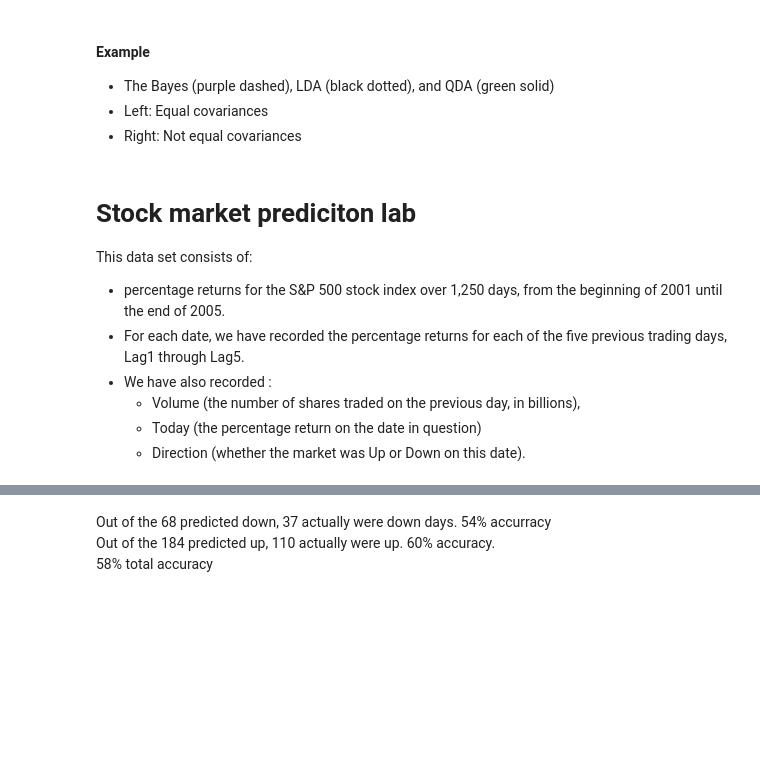
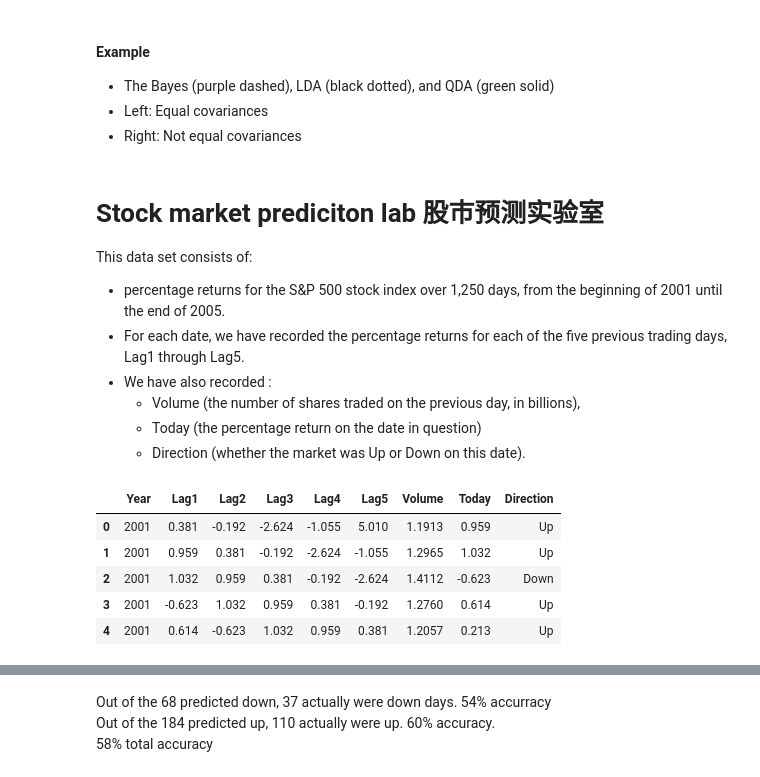
Before and after one commit to Nefarian1/STQD6024-Machine-Learning, a Jupyter notebook: Week3.ipynb, the cells around one changed output, grey strips where cells are left out. Drawn from its saved outputs; the diff is of its cells as text; code cells hidden in the pictures; blank space fills up the shorter version.

```diff
--- a/Week3.ipynb
+++ b/Week3.ipynb
@@ -320,7 +466,7 @@ $$\begin{aligned}
 # %%
 Image('images/p10.png', width =700)
 # %% [markdown]
-# Stock market prediciton lab
+# Stock market prediciton lab 股市预测实验室
 This data set consists of:
 + percentage returns for the S&P 500 stock index over 1,250 days, from the beginning of 2001 until the end of 2005.
 + For each date, we have recorded the percentage returns for each of the five previous trading days, Lag1 through Lag5.
@@ -329,8 +475,15 @@ This data set consists of:
     + Today (the percentage return on the date in question)
     + Direction (whether the market was Up or Down on this date).
 # %%
-smarket = pd.read_csv('data/smarket.csv')
+smarket = pd.read_csv('/content/smarket.csv')
 smarket.head()
+# %% [output]
+|  | Year | Lag1 | Lag2 | Lag3 | Lag4 | Lag5 | Volume | Today | Direction |
+| 0 | 2001 | 0.381 | -0.192 | -2.624 | -1.055 | 5.010 | 1.1913 | 0.959 | Up |
+| 1 | 2001 | 0.959 | 0.381 | -0.192 | -2.624 | -1.055 | 1.2965 | 1.032 | Up |
+| 2 | 2001 | 1.032 | 0.959 | 0.381 | -0.192 | -2.624 | 1.4112 | -0.623 | Down |
+| 3 | 2001 | -0.623 | 1.032 | 0.959 | 0.381 | -0.192 | 1.2760 | 0.614 | Up |
+| 4 | 2001 | 0.614 | -0.623 | 1.032 | 0.959 | 0.381 | 1.2057 | 0.213 | Up |
 # %%
 smarket['Up'] = np.where(smarket['Direction'] == 'Up', 1, 0)
 # %%
```
Also changed, not shown: parts of 57 cells of this notebook.
